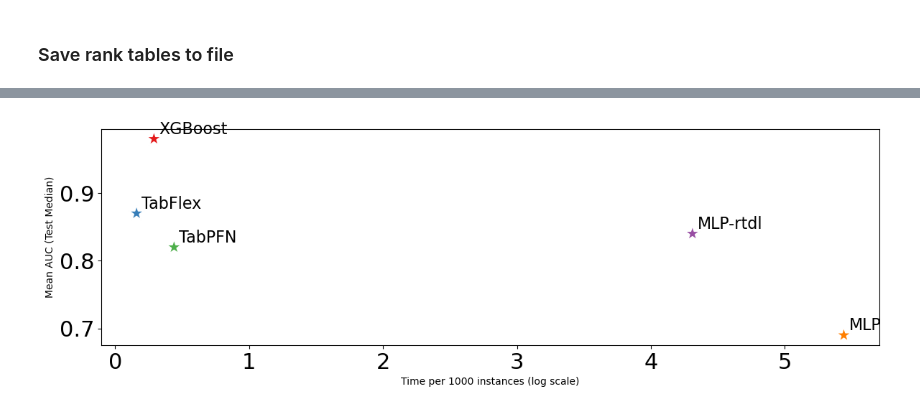
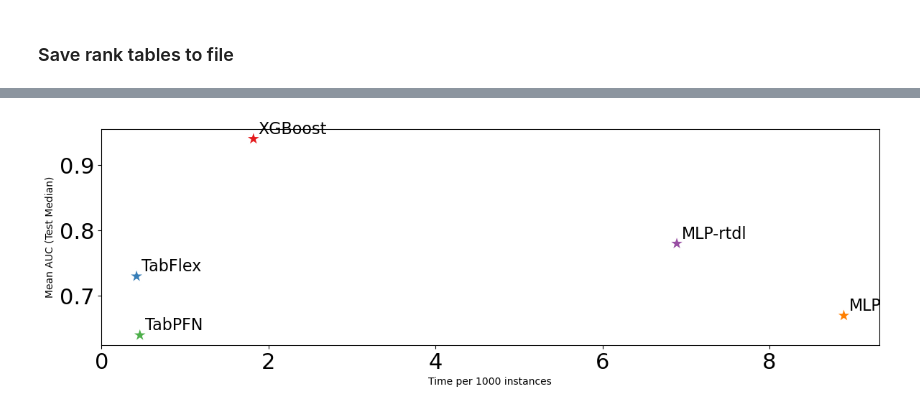
Before and after one commit to yzeng58/tabzilla, a Jupyter notebook: results_viz/2-performance-rankings.ipynb, the cells around one changed output, grey strips where cells are left out. Cells and saved outputs as stored; diff of their text form; code cells hidden in the pictures.

```diff
--- a/results_viz/2-performance-rankings.ipynb
+++ b/results_viz/2-performance-rankings.ipynb
@@ -32,6 +32,19 @@ def get_rank_table(df, metric, table_idx=4):
         from analysis.table2 import DATASETS
     elif table_idx == 4:
         from analysis.table4 import DATASETS
+    elif table_idx == 3:
+        DATASETS =['openml__Bioresponse__9910',
+        'openml__SpeedDating__146607',
+        'openml__audiology__7',
+        'openml__cnae-9__9981',
+        'openml__guillermo__168337',
+        'openml__jasmine__168911',
+        'openml__nomao__9977',
+        'openml__MiniBooNE__168335',
+        'openml__airlines__189354',
+        'openml__albert__189356',
+        'openml__higgs__146606',
+        'openml__poker-hand__9890']
 
     df = df[df["dataset_name"].isin(DATASETS)]
 
@@ -77,7 +90,7 @@ def get_rank_table(df, metric, table_idx=4):
 # %%
 # save rank tables to csv and latex
 from analysis_utils import ALG_DISPLAY_NAMES, ALG_TYPES
-table_idx = 2
+table_idx = 4
 
 metric_list = [
     "Accuracy",
@@ -214,8 +240,8 @@ data_others = full_data[full_data['AUC_rank_mean']['count'] != 36]
 # Create a DataFrame with the required columns, excluding specified algorithms
 plot_data = pd.DataFrame({
     'Algorithm': full_data.index,
-    'Time': full_data['time_per_1000_inst_mean_AUC']['median'].astype(float),
-    'AUC': full_data['normalized_AUC__test_mean']['median'].astype(float),
+    'Time': full_data['time_per_1000_inst_mean_AUC']['mean'].astype(float),
+    'AUC': full_data['normalized_AUC__test_mean']['mean'].astype(float),
     'Count': full_data['AUC_rank_mean']['count']
 })
 plot_data = plot_data[~plot_data['Algorithm'].isin(['Ours-1', 'TabFlex', 'TabSmall', 'TabFast'])]
@@ -235,32 +261,32 @@ plt.figure(figsize=(12, 4))
 # Plot algorithms with count == 36 with different marker
 sns.scatterplot(data=plot_data[plot_data['Count'] == 36],
                 x='Time', y='AUC',
                 hue='Algorithm',
                 palette='Set1', alpha=1, s=250, marker='*')
 
 # Customize the plot
 # plt.xscale('log')  # Use log scale for x-axis due to wide range of values
-plt.xlabel('Time per 1000 instances (log scale)')
+plt.xlabel('Time per 1000 instances')
 plt.ylabel('Mean AUC (Test Median)')
 # plt.ylim(0.4, 1)
 
 # Add labels for each point
 for _, row in plot_data[plot_data['Count'] == 36].iterrows():
     plt.annotate(row['Algorithm'], (row['Time'], row['AUC']),
                  xytext=(5, 5), textcoords='offset points', fontsize=16)
 
 # Adjust legend
 # plt.legend(
 #     title='Algorithm',
 #     bbox_to_anchor=(1.05, 1),
 #     loc='upper left',
 #     ncol=2
 # )
 
 # remove the legend
 plt.legend().remove()
 
 plt.tight_layout()
 plt.show()
 # %% [output]
-[figure, old version]
+[figure, new version]
```
Also changed, not shown: parts of 7 cells of this notebook, 33 other files.
